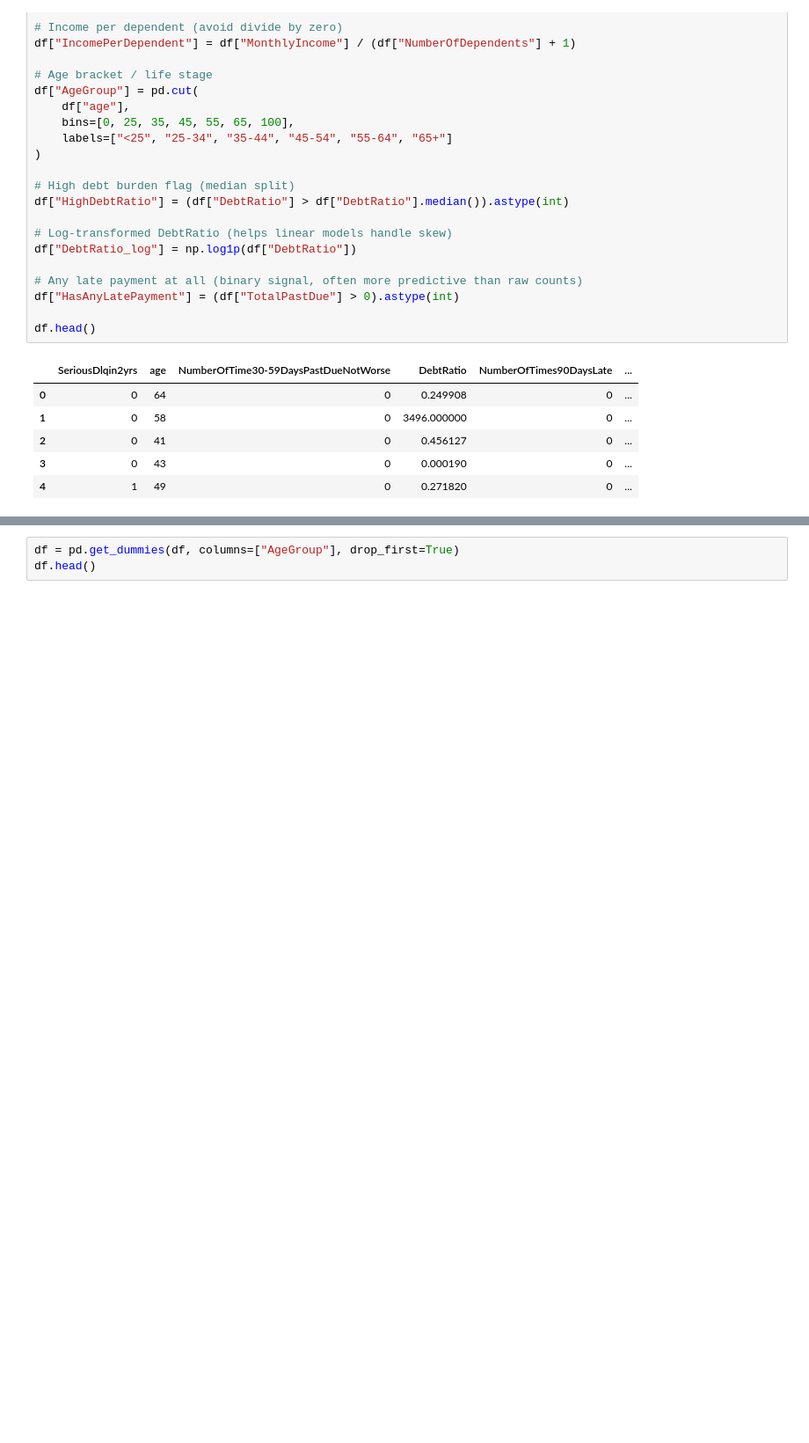
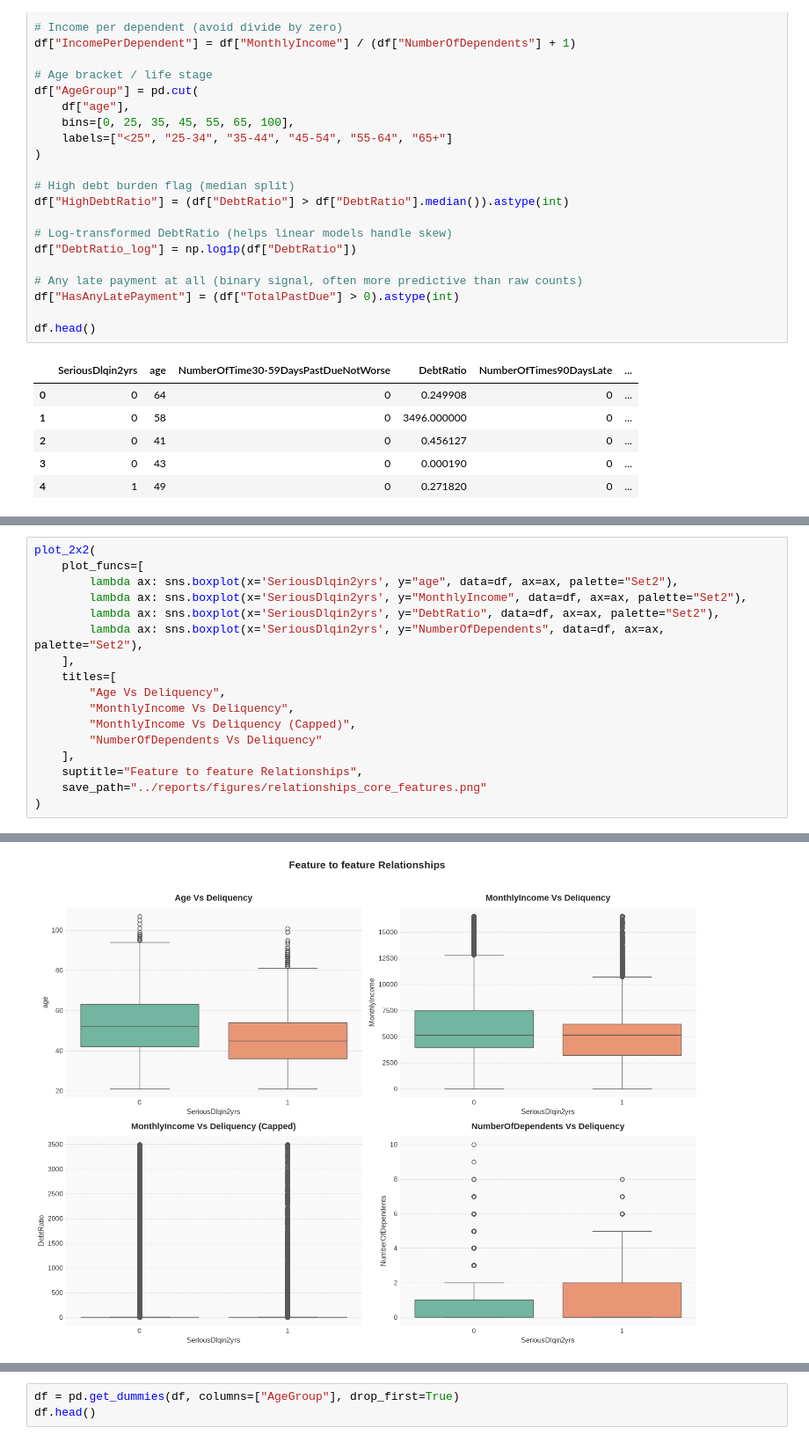
Before and after one commit to Afrah-create/RecessTerm, a Jupyter notebook: Finance/notebooks/eda.ipynb, the cells around one changed output, grey strips where cells are left out. Shown at 88% size. Drawn from its saved outputs; the diff is of its cells as text; blank space fills up the shorter version.

```diff
--- a/Finance/notebooks/eda.ipynb
+++ b/Finance/notebooks/eda.ipynb
@@ -283,0 +308,18 @@ Passing `palette` without assigning `hue` is deprecated and will be removed in v
+# %%
+plot_2x2(
+    plot_funcs=[
+        lambda ax: sns.boxplot(x='SeriousDlqin2yrs', y="age", data=df, ax=ax, palette="Set2"),
+        lambda ax: sns.boxplot(x='SeriousDlqin2yrs', y="MonthlyIncome", data=df, ax=ax, palette="Set2"),
+        lambda ax: sns.boxplot(x='SeriousDlqin2yrs', y="DebtRatio", data=df, ax=ax, palette="Set2"),
+        lambda ax: sns.boxplot(x='SeriousDlqin2yrs', y="NumberOfDependents", data=df, ax=ax, palette="Set2"),
+    ],
+    titles=[
+        "Age Vs Deliquency",
+        "MonthlyIncome Vs Deliquency",
+        "MonthlyIncome Vs Deliquency (Capped)",
+        "NumberOfDependents Vs Deliquency"
+    ],
+    suptitle="Feature to feature Relationships",
+    save_path="../reports/figures/relationships_core_features.png"
+)
+# %% [output]
@@ -283,0 +341 @@ Passing `palette` without assigning `hue` is deprecated and will be removed in v
+[figure, added]
```
Also changed, not shown: parts of 12 cells of this notebook, 15 other files.
